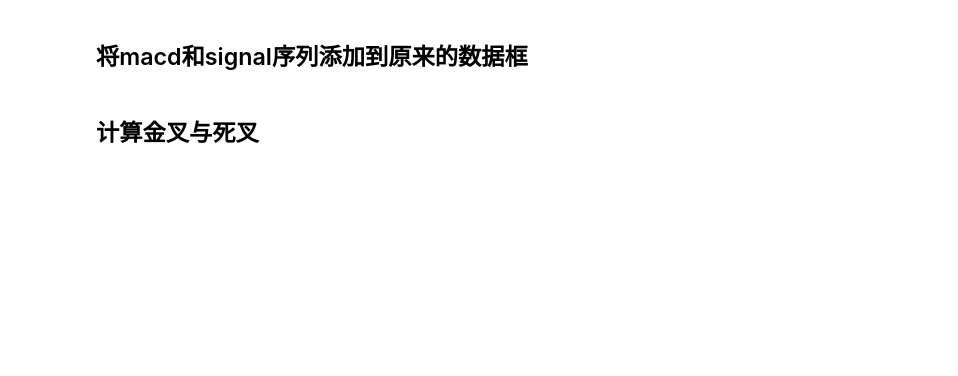
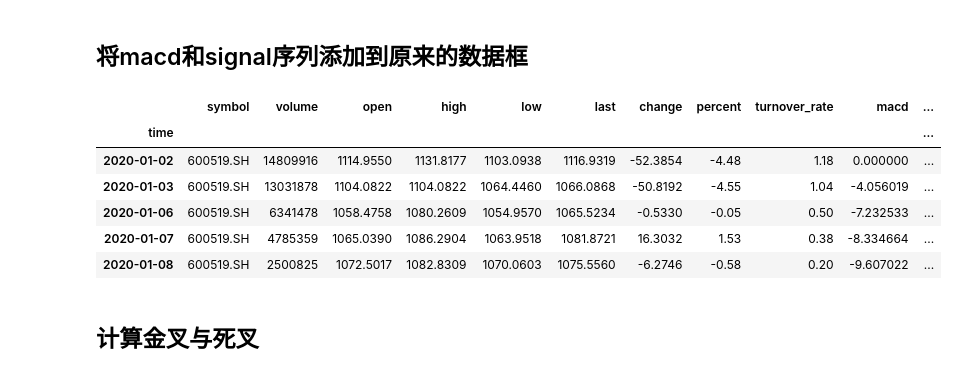
Before and after one commit to BeiWeiDeShi/ML_learn, a Jupyter notebook: matplotlib/02_MACD.ipynb, the cells around one changed output. Saved outputs shown, nothing was run; the diff lists cells and outputs as text; code cells hidden in the pictures; blank space fills up the shorter version.

```diff
--- a/matplotlib/02_MACD.ipynb
+++ b/matplotlib/02_MACD.ipynb
@@ -19,4 +60,16 @@ import numpy as np
 # %% [markdown]
 ## 将macd和signal序列添加到原来的数据框
+# %%
+maotai2['macd'] = macd
+maotai2['signal'] = signal
+maotai2.head()
+# %% [output]
+|  | symbol | volume | open | high | low | last | change | percent | turnover_rate | macd | ... |
+| time |  |  |  |  |  |  |  |  |  |  | ... |
+| 2020-01-02 | 600519.SH | 14809916 | 1114.9550 | 1131.8177 | 1103.0938 | 1116.9319 | -52.3854 | -4.48 | 1.18 | 0.000000 | ... |
+| 2020-01-03 | 600519.SH | 13031878 | 1104.0822 | 1104.0822 | 1064.4460 | 1066.0868 | -50.8192 | -4.55 | 1.04 | -4.056019 | ... |
+| 2020-01-06 | 600519.SH | 6341478 | 1058.4758 | 1080.2609 | 1054.9570 | 1065.5234 | -0.5330 | -0.05 | 0.50 | -7.232533 | ... |
+| 2020-01-07 | 600519.SH | 4785359 | 1065.0390 | 1086.2904 | 1063.9518 | 1081.8721 | 16.3032 | 1.53 | 0.38 | -8.334664 | ... |
+| 2020-01-08 | 600519.SH | 2500825 | 1072.5017 | 1082.8309 | 1070.0603 | 1075.5560 | -6.2746 | -0.58 | 0.20 | -9.607022 | ... |
 # %% [markdown]
 ## 计算金叉与死叉
```
Also changed, not shown: parts of 8 cells of this notebook, 1 other file.
